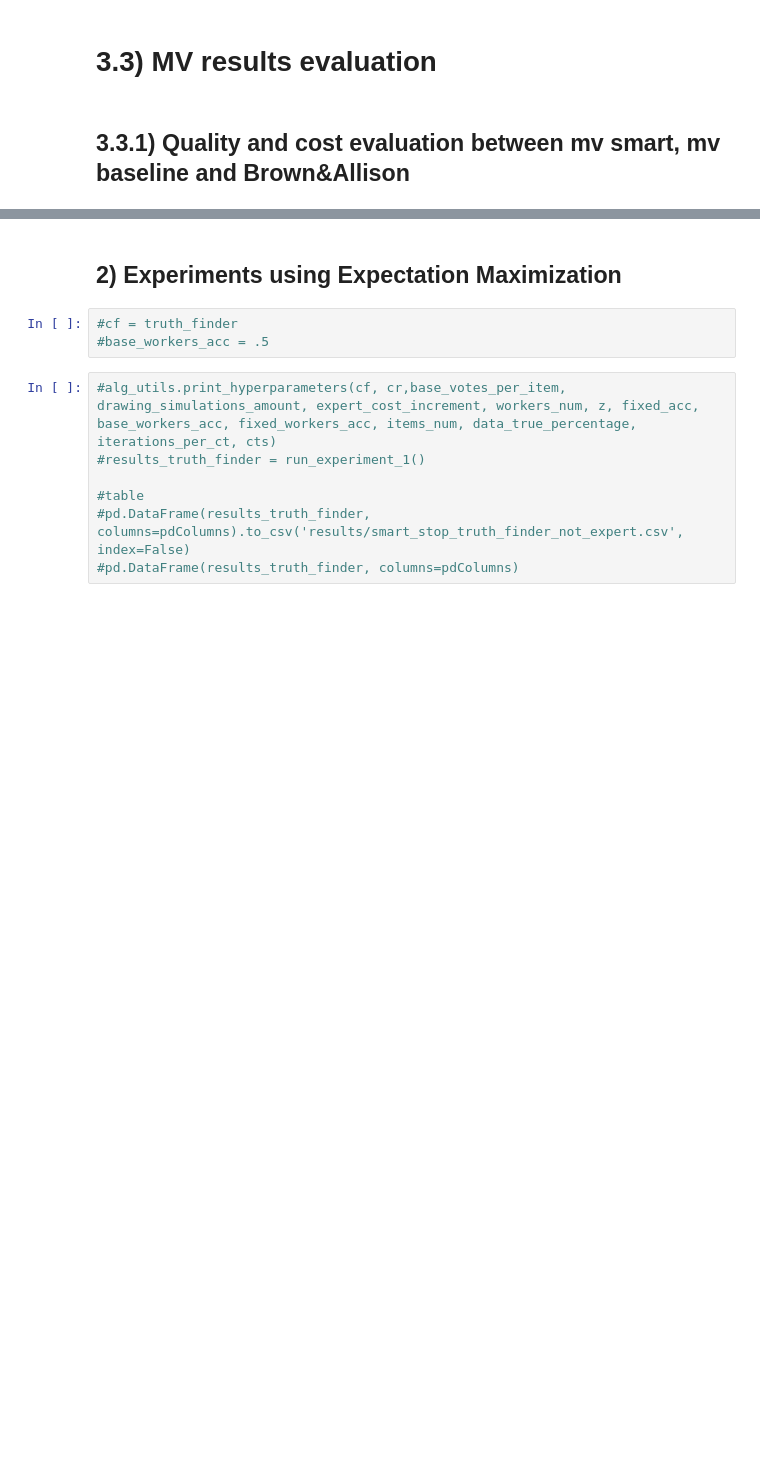
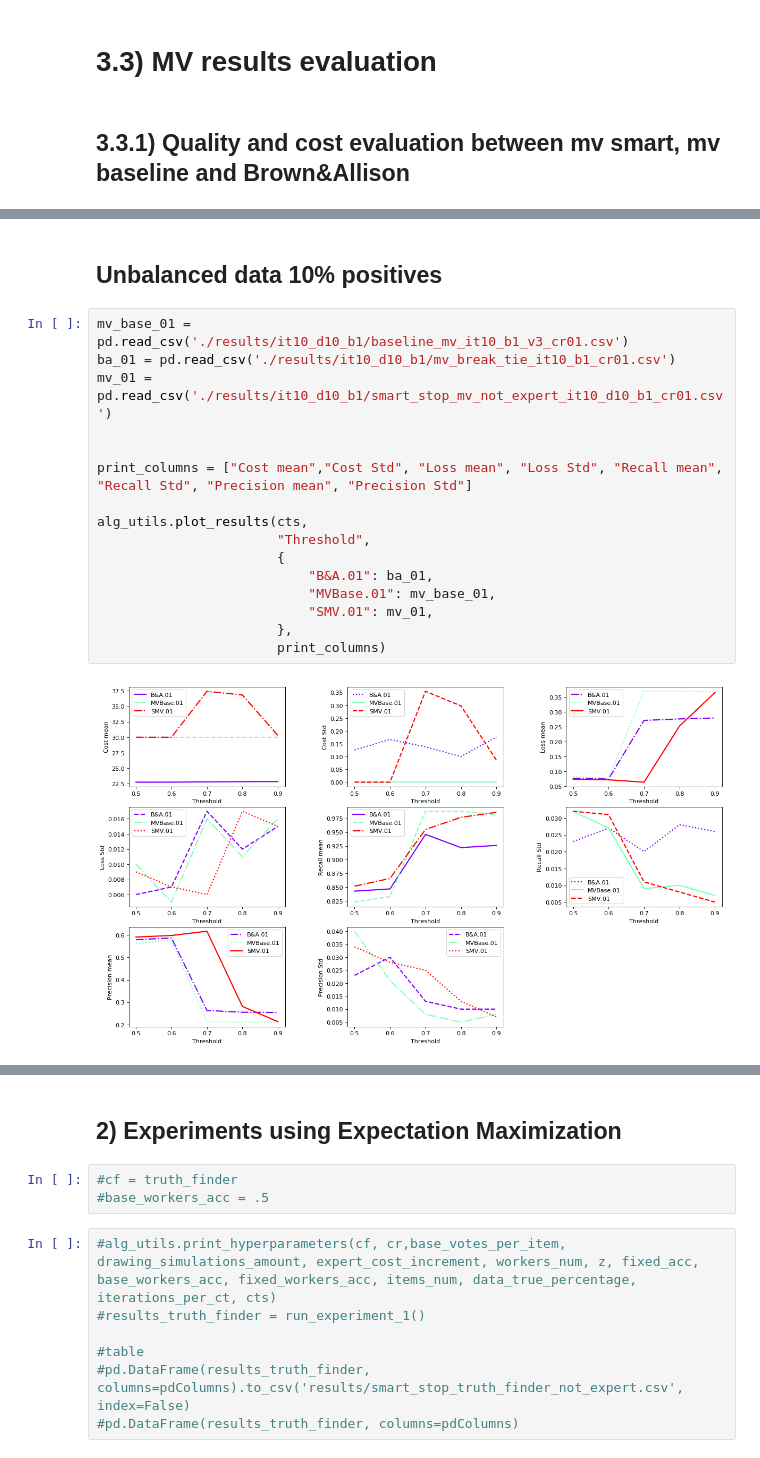
Before and after one commit to pmaglione/classification_model, a Jupyter notebook: main_algorithm_with_experiments.ipynb, the cells around one changed output, grey strips where cells are left out. Cells and saved outputs as stored; diff of their text form; blank space fills up the shorter version.

```diff
--- a/main_algorithm_with_experiments.ipynb
+++ b/main_algorithm_with_experiments.ipynb
@@ -715,0 +784,20 @@ for column in print_columns:
+# %% [markdown]
+## Unbalanced data 10% positives
+# %%
+mv_base_01 = pd.read_csv('./results/it10_d10_b1/baseline_mv_it10_b1_v3_cr01.csv')
+ba_01 = pd.read_csv('./results/it10_d10_b1/mv_break_tie_it10_b1_cr01.csv')
+mv_01 = pd.read_csv('./results/it10_d10_b1/smart_stop_mv_not_expert_it10_d10_b1_cr01.csv')
+
+
+print_columns = ["Cost mean","Cost Std", "Loss mean", "Loss Std", "Recall mean", "Recall Std", "Precision mean", "Precision Std"]
+
+alg_utils.plot_results(cts,
+                       "Threshold",
+                       {
+                           "B&A.01": ba_01,
+                           "MVBase.01": mv_base_01,
+                           "SMV.01": mv_01,
+                       },
+                       print_columns)
+# %% [output]
+[figure, added]
```
Also changed, not shown: parts of 17 cells of this notebook, 29 other files.
